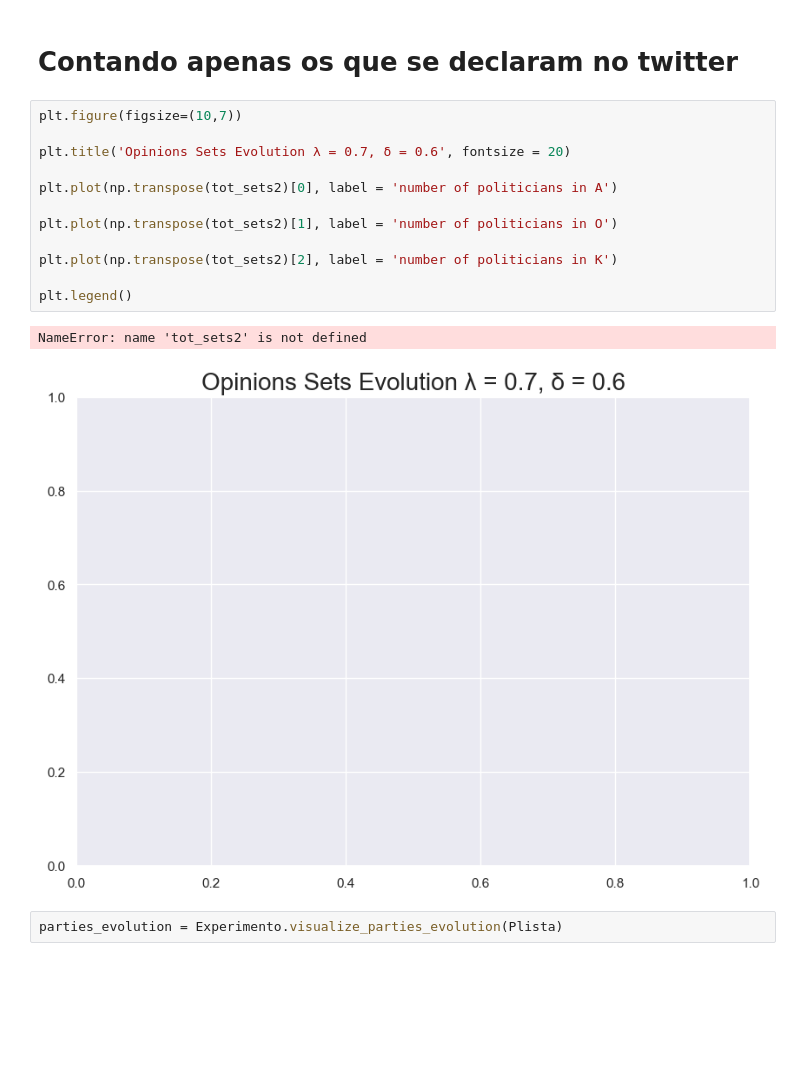
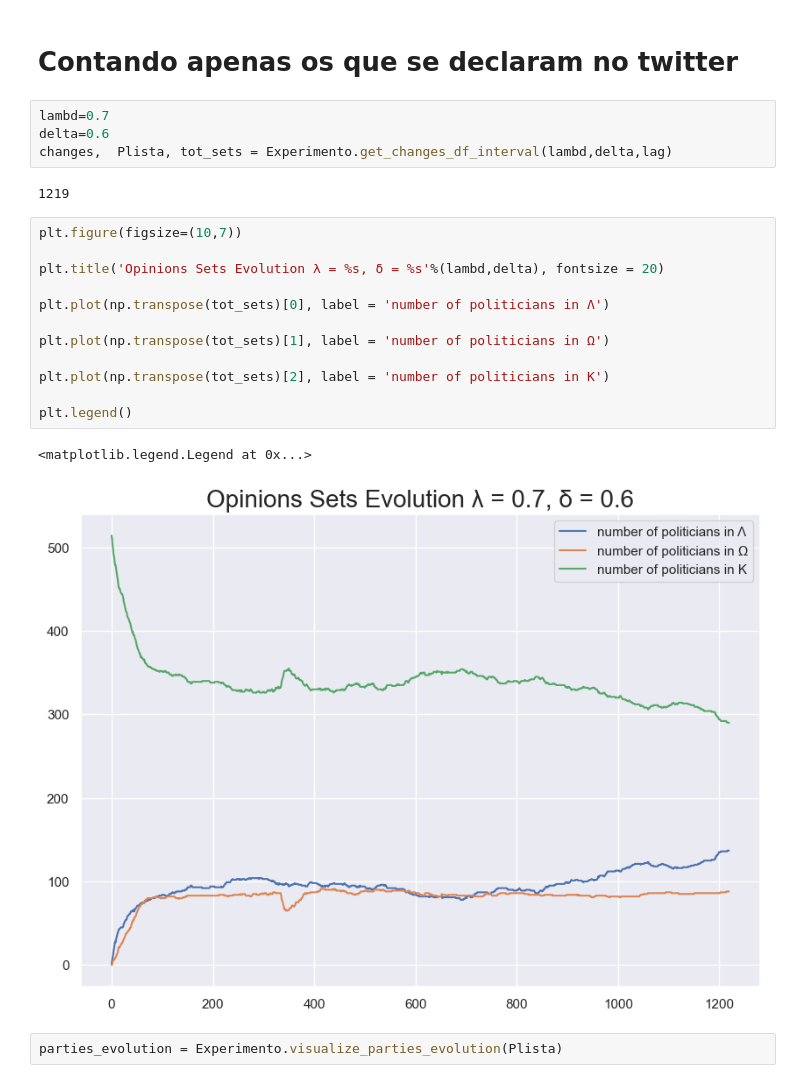
Before and after one commit to htrpch/politcalShit, a Jupyter notebook: ShowModel.ipynb, the cells around one changed output. Cells and saved outputs as stored; diff of their text form; blank space fills up the shorter version.

```diff
--- a/ShowModel.ipynb
+++ b/ShowModel.ipynb
@@ -64,21 +64,27 @@ plt.legend()
 [figure]
 # %% [markdown]
 # Contando apenas os que se declaram no twitter
+# %%
+lambd=0.7
+delta=0.6
+changes,  Plista, tot_sets = Experimento.get_changes_df_interval(lambd,delta,lag)
+# %% [output]
+1219
 # %%
 plt.figure(figsize=(10,7))
 
-plt.title('Opinions Sets Evolution λ = 0.7, δ = 0.6', fontsize = 20)
+plt.title('Opinions Sets Evolution λ = %s, δ = %s'%(lambd,delta), fontsize = 20)
 
-plt.plot(np.transpose(tot_sets2)[0], label = 'number of politicians in A')
+plt.plot(np.transpose(tot_sets)[0], label = 'number of politicians in Λ')
 
-plt.plot(np.transpose(tot_sets2)[1], label = 'number of politicians in O')
+plt.plot(np.transpose(tot_sets)[1], label = 'number of politicians in Ω')
 
-plt.plot(np.transpose(tot_sets2)[2], label = 'number of politicians in K')
+plt.plot(np.transpose(tot_sets)[2], label = 'number of politicians in K')
 
 plt.legend()
 # %% [output]
-NameError: name 'tot_sets2' is not defined
+<matplotlib.legend.Legend at 0x...>
-[figure, old version]
+[figure, new version]
 # %%
 parties_evolution = Experimento.visualize_parties_evolution(Plista)
 # %%
```
Also changed, not shown: parts of 12 cells of this notebook.
